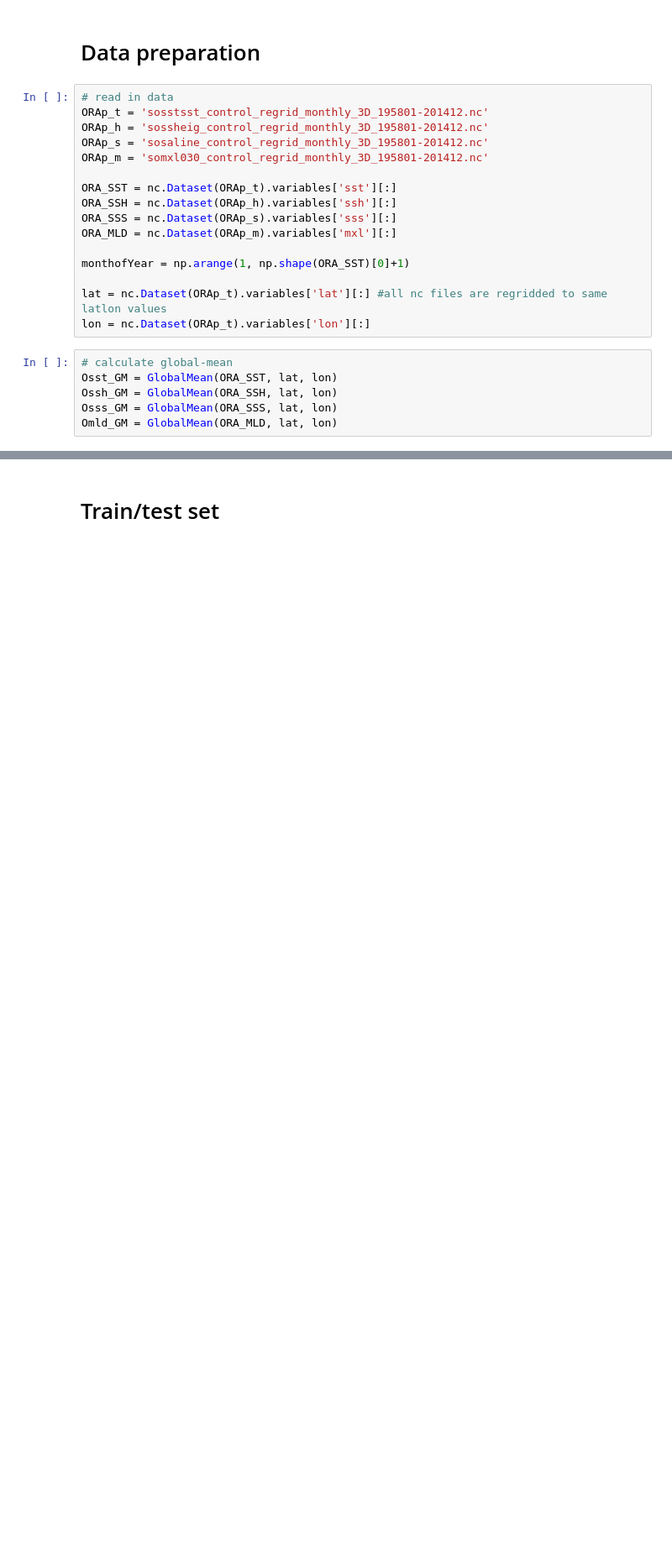
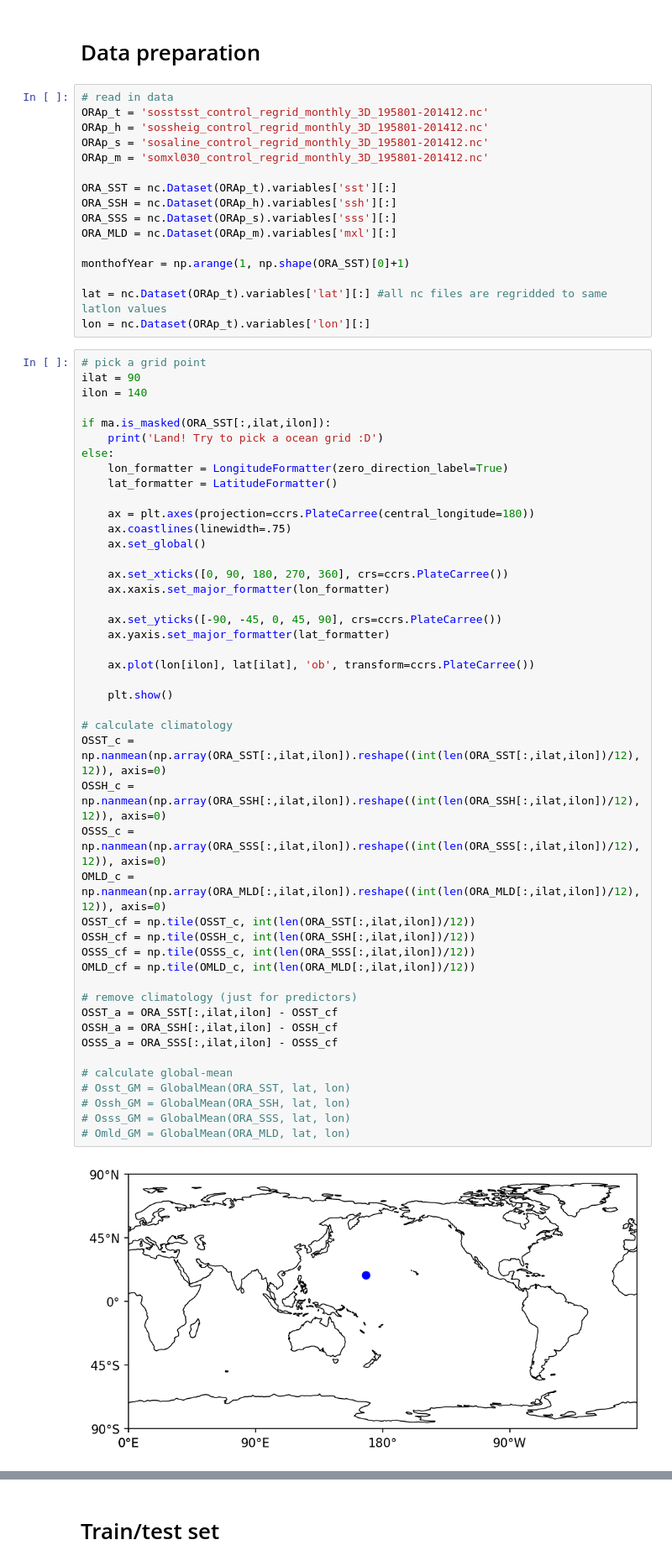
Before and after one commit to Yiyu-Zheng/MLinATS-HW, a Jupyter notebook: HW1/HW1-RandomForest.ipynb, the cells around one changed output, grey strips where cells are left out. Shown at 84% size. Drawn from its saved outputs; the diff is of its cells as text; blank space fills up the shorter version.

```diff
--- a/HW1/HW1-RandomForest.ipynb
+++ b/HW1/HW1-RandomForest.ipynb
@@ -84,11 +84,52 @@ monthofYear = np.arange(1, np.shape(ORA_SST)[0]+1)
 lat = nc.Dataset(ORAp_t).variables['lat'][:] #all nc files are regridded to same latlon values
 lon = nc.Dataset(ORAp_t).variables['lon'][:]
 # %%
+# pick a grid point
+ilat = 90
+ilon = 140
+
+if ma.is_masked(ORA_SST[:,ilat,ilon]):
+    print('Land! Try to pick a ocean grid :D')
+else:
+    lon_formatter = LongitudeFormatter(zero_direction_label=True)
+    lat_formatter = LatitudeFormatter()
+
+    ax = plt.axes(projection=ccrs.PlateCarree(central_longitude=180))
+    ax.coastlines(linewidth=.75)
+    ax.set_global()
+
+    ax.set_xticks([0, 90, 180, 270, 360], crs=ccrs.PlateCarree())
+    ax.xaxis.set_major_formatter(lon_formatter)
+
+    ax.set_yticks([-90, -45, 0, 45, 90], crs=ccrs.PlateCarree())
+    ax.yaxis.set_major_formatter(lat_formatter)
+
+    ax.plot(lon[ilon], lat[ilat], 'ob', transform=ccrs.PlateCarree())
+
+    plt.show()
+
+# calculate climatology
+OSST_c = np.nanmean(np.array(ORA_SST[:,ilat,ilon]).reshape((int(len(ORA_SST[:,ilat,ilon])/12), 12)), axis=0)
+OSSH_c = np.nanmean(np.array(ORA_SSH[:,ilat,ilon]).reshape((int(len(ORA_SSH[:,ilat,ilon])/12), 12)), axis=0)
+OSSS_c = np.nanmean(np.array(ORA_SSS[:,ilat,ilon]).reshape((int(len(ORA_SSS[:,ilat,ilon])/12), 12)), axis=0)
+OMLD_c = np.nanmean(np.array(ORA_MLD[:,ilat,ilon]).reshape((int(len(ORA_MLD[:,ilat,ilon])/12), 12)), axis=0)
+OSST_cf = np.tile(OSST_c, int(len(ORA_SST[:,ilat,ilon])/12))
+OSSH_cf = np.tile(OSSH_c, int(len(ORA_SSH[:,ilat,ilon])/12))
+OSSS_cf = np.tile(OSSS_c, int(len(ORA_SSS[:,ilat,ilon])/12))
+OMLD_cf = np.tile(OMLD_c, int(len(ORA_MLD[:,ilat,ilon])/12))
+
+# remove climatology (just for predictors)
+OSST_a = ORA_SST[:,ilat,ilon] - OSST_cf
+OSSH_a = ORA_SSH[:,ilat,ilon] - OSSH_cf
+OSSS_a = ORA_SSS[:,ilat,ilon] - OSSS_cf
+
 # calculate global-mean
-Osst_GM = GlobalMean(ORA_SST, lat, lon)
-Ossh_GM = GlobalMean(ORA_SSH, lat, lon)
-Osss_GM = GlobalMean(ORA_SSS, lat, lon)
-Omld_GM = GlobalMean(ORA_MLD, lat, lon)
+# Osst_GM = GlobalMean(ORA_SST, lat, lon)
+# Ossh_GM = GlobalMean(ORA_SSH, lat, lon)
+# Osss_GM = GlobalMean(ORA_SSS, lat, lon)
+# Omld_GM = GlobalMean(ORA_MLD, lat, lon)
+# %% [output]
+[figure, added]
 # %%
 # visualize the timeseries
 fig, axs = plt.subplots(ncols=4, nrows=1, figsize=(18,3))
```
Also changed, not shown: parts of 22 cells of this notebook.
